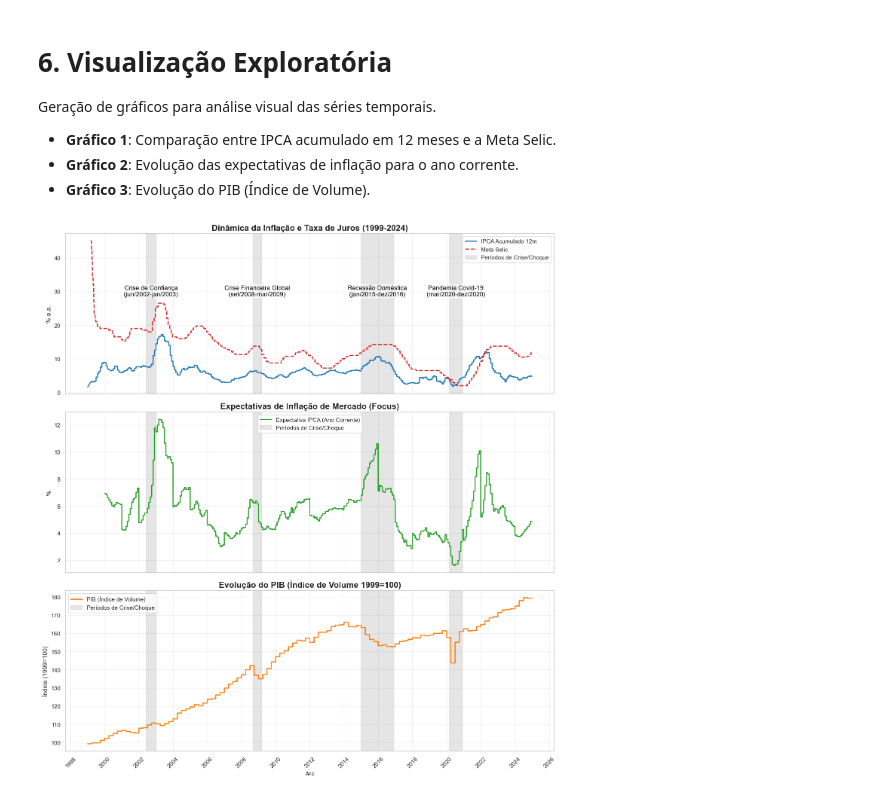
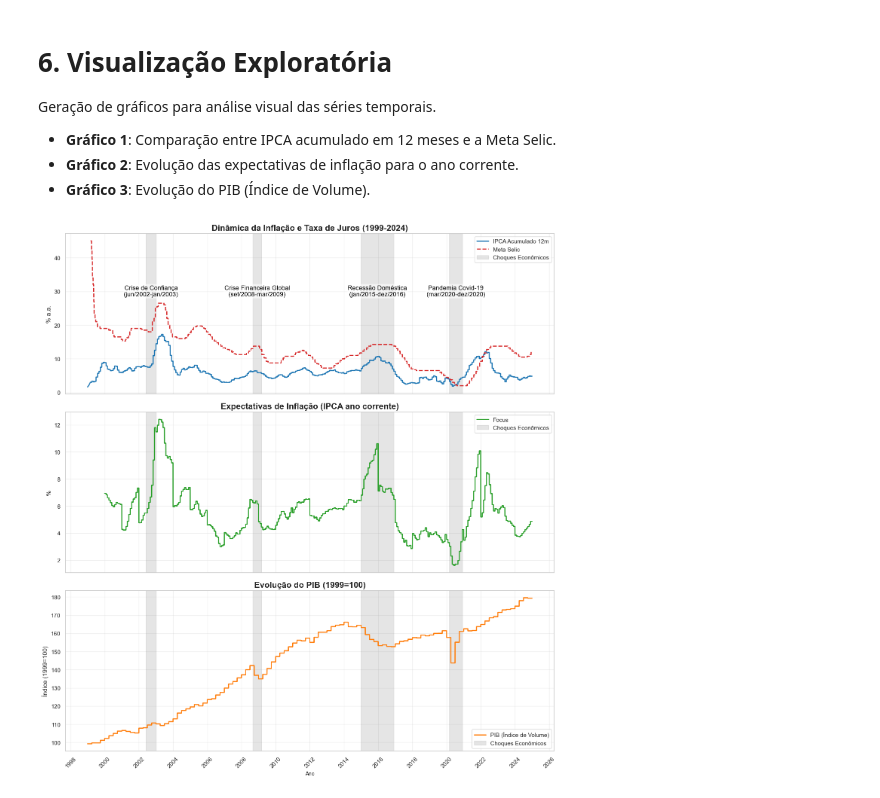
Before and after one commit to fernandovieira1/brazil-taylor-determinacy, a Jupyter notebook: scripts/pib_ipca_selic_focus.ipynb, the cells around one changed output. Drawn from its saved outputs; the diff is of its cells as text; code cells hidden in the pictures.

```diff
--- a/scripts/pib_ipca_selic_focus.ipynb
+++ b/scripts/pib_ipca_selic_focus.ipynb
@@ -296,16 +296,16 @@ def plotar_dados(df):
     axes[0].grid(True, alpha=0.3)
 
     # Gráfico 2: Expectativas
-    sns.lineplot(data=df, x=df.index, y='Expectativa_IPCA_AnoCorrente', ax=axes[1], label='Expectativa IPCA (Ano Corrente)', color='#2ca02c', linewidth=2)
+    sns.lineplot(data=df, x=df.index, y='Expectativa_IPCA_AnoCorrente', ax=axes[1], label='Focus', color='#2ca02c', linewidth=2)
 
-    axes[1].set_title('Expectativas de Inflação de Mercado (Focus)', fontsize=16, fontweight='bold')
+    axes[1].set_title('Expectativas de Inflação (IPCA ano corrente)', fontsize=16, fontweight='bold')
     axes[1].set_ylabel('%', fontsize=12)
     axes[1].grid(True, alpha=0.3)
 
     # Gráfico 3: PIB
     sns.lineplot(data=df, x=df.index, y='PIB_Indice', ax=axes[2], label='PIB (Índice de Volume)', color='#ff7f0e', linewidth=2)
 
-    axes[2].set_title('Evolução do PIB (Índice de Volume 1999=100)', fontsize=16, fontweight='bold')
+    axes[2].set_title('Evolução do PIB (1999=100)', fontsize=16, fontweight='bold')
     axes[2].set_ylabel('Índice (1999=100)', fontsize=12)
     axes[2].set_xlabel('Ano', fontsize=10)
     axes[2].grid(True, alpha=0.3)
@@ -324,42 +324,44 @@ def plotar_dados(df):
     ]
 
     # Adicionar sombreado e atualizar legendas
-    patch_crise = mpatches.Patch(color='gray', alpha=0.2, label='Períodos de Crise/Choque')
+    patch_crise = mpatches.Patch(color='gray', alpha=0.2, label='Choques Econômicos')
 
     for i, ax in enumerate(axes):
         # Adicionar sombreado
         for inicio, fim, label in periodos_choque:
             start = pd.to_datetime(inicio)
             end = pd.to_datetime(fim)
             ax.axvspan(start, end, color='gray', alpha=0.2)
 
             # Adicionar texto apenas no primeiro gráfico (axes[0])
             if i == 0:
                 mid_point = start + (end - start) / 2
                 # Posicionar texto no topo da área do gráfico
                 ax.text(mid_point, 0.68, label, transform=ax.get_xaxis_transform(),
                         ha='center', va='top', fontsize=12, color='black',
                         bbox=dict(facecolor='white', alpha=0.6, edgecolor='none', pad=2))
 
         # Atualizar legenda
         handles, labels = ax.get_legend_handles_labels()
 
-        if i == 1:
-            loc = 'upper center'
+        if i == 3:
+            loc = 'upper right'
+        elif i == 1:
+            loc = 'upper right'
         elif i == 2:
-            loc = 'upper left'
+            loc = 'lower right'
         else:
-            loc = 'best'
+            loc = 'upper right'
 
         ax.legend(handles=handles + [patch_crise], loc=loc, frameon=True)
 
     plt.tight_layout()
     return fig
 
 fig = plotar_dados(df_economico)
 plt.show()
 # %% [output]
-[figure, old version]
+[figure, new version]
 # %%
 # Exportar o gráfico para paper/graficos/series_macroeconomicas.png
 fig.savefig('/home/fernando/Documentos/dev/brazil-taylor-determinacy/paper/graficos/series_macroeconomicas.png', dpi=300)
```
Also changed, not shown: 6 other files.
